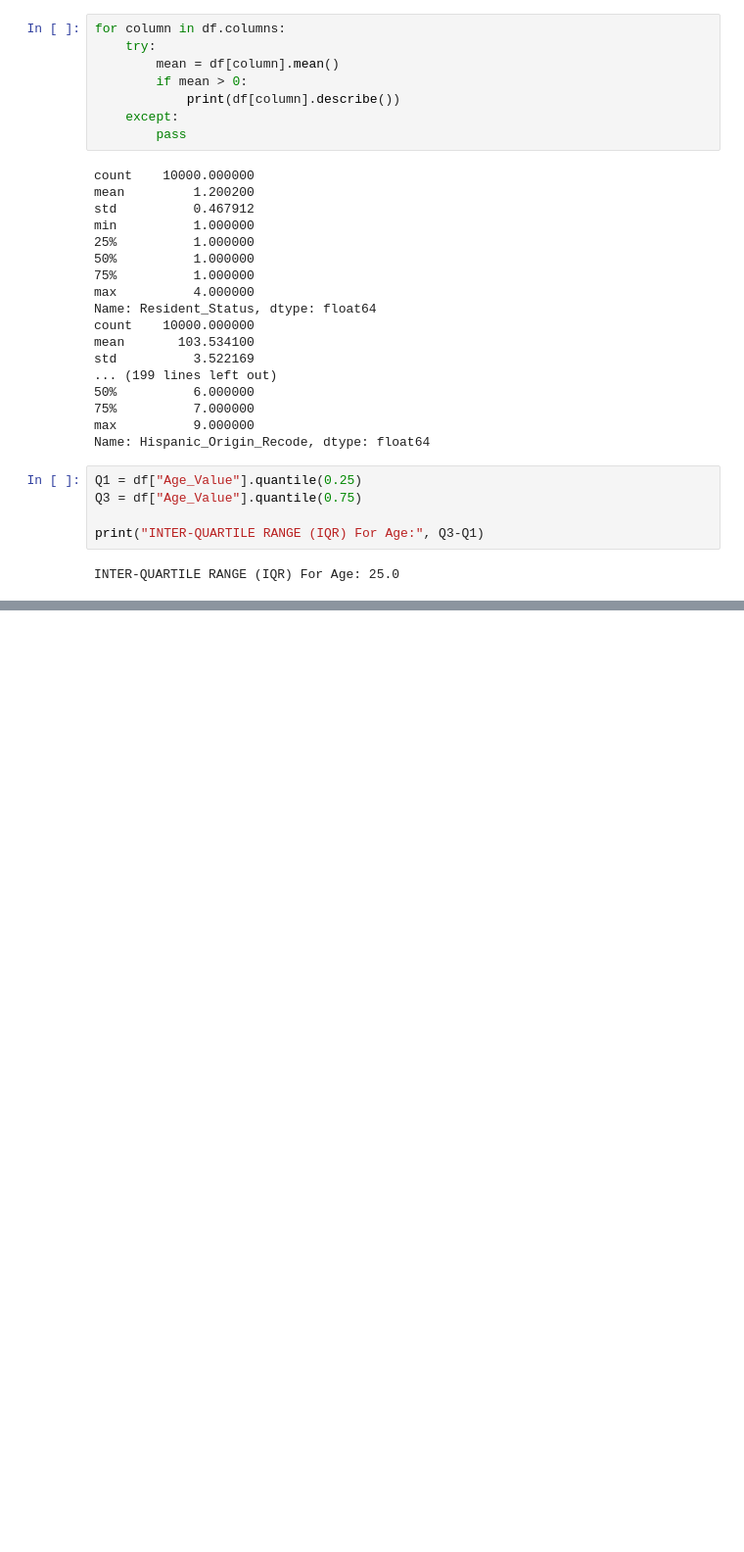
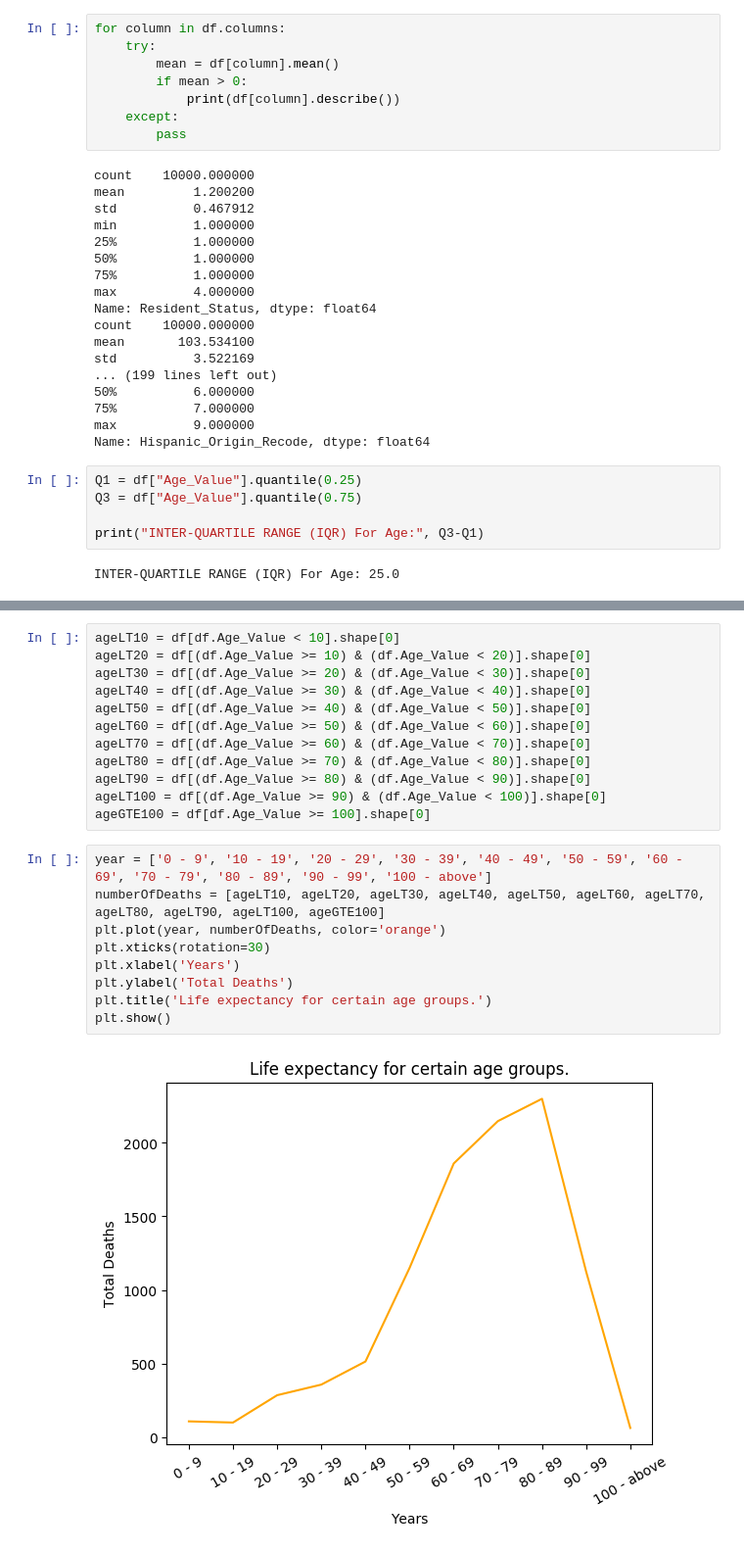
Before and after one commit to m-yasir/datascience-project, a Jupyter notebook: program.ipynb, the cells around one changed output, grey strips where cells are left out. Shown: that part at 98% size. Drawn from its saved outputs; the diff is of its cells as text; blank space fills up the shorter version.

```diff
--- a/program.ipynb
+++ b/program.ipynb
@@ -169,0 +354,23 @@ INTER-QUARTILE RANGE (IQR) For Age: 25.0
+# %%
+ageLT10 = df[df.Age_Value < 10].shape[0]
+ageLT20 = df[(df.Age_Value >= 10) & (df.Age_Value < 20)].shape[0]
+ageLT30 = df[(df.Age_Value >= 20) & (df.Age_Value < 30)].shape[0]
+ageLT40 = df[(df.Age_Value >= 30) & (df.Age_Value < 40)].shape[0]
+ageLT50 = df[(df.Age_Value >= 40) & (df.Age_Value < 50)].shape[0]
+ageLT60 = df[(df.Age_Value >= 50) & (df.Age_Value < 60)].shape[0]
+ageLT70 = df[(df.Age_Value >= 60) & (df.Age_Value < 70)].shape[0]
+ageLT80 = df[(df.Age_Value >= 70) & (df.Age_Value < 80)].shape[0]
+ageLT90 = df[(df.Age_Value >= 80) & (df.Age_Value < 90)].shape[0]
+ageLT100 = df[(df.Age_Value >= 90) & (df.Age_Value < 100)].shape[0]
+ageGTE100 = df[df.Age_Value >= 100].shape[0]
+# %%
+year = ['0 - 9', '10 - 19', '20 - 29', '30 - 39', '40 - 49', '50 - 59', '60 - 69', '70 - 79', '80 - 89', '90 - 99', '100 - above']
+numberOfDeaths = [ageLT10, ageLT20, ageLT30, ageLT40, ageLT50, ageLT60, ageLT70, ageLT80, ageLT90, ageLT100, ageGTE100]
+plt.plot(year, numberOfDeaths, color='orange')
+plt.xticks(rotation=30)
+plt.xlabel('Years')
+plt.ylabel('Total Deaths')
+plt.title('Life expectancy for certain age groups.')
+plt.show()
+# %% [output]
+[figure, added]
```
Also changed, not shown: parts of 31 cells of this notebook.
